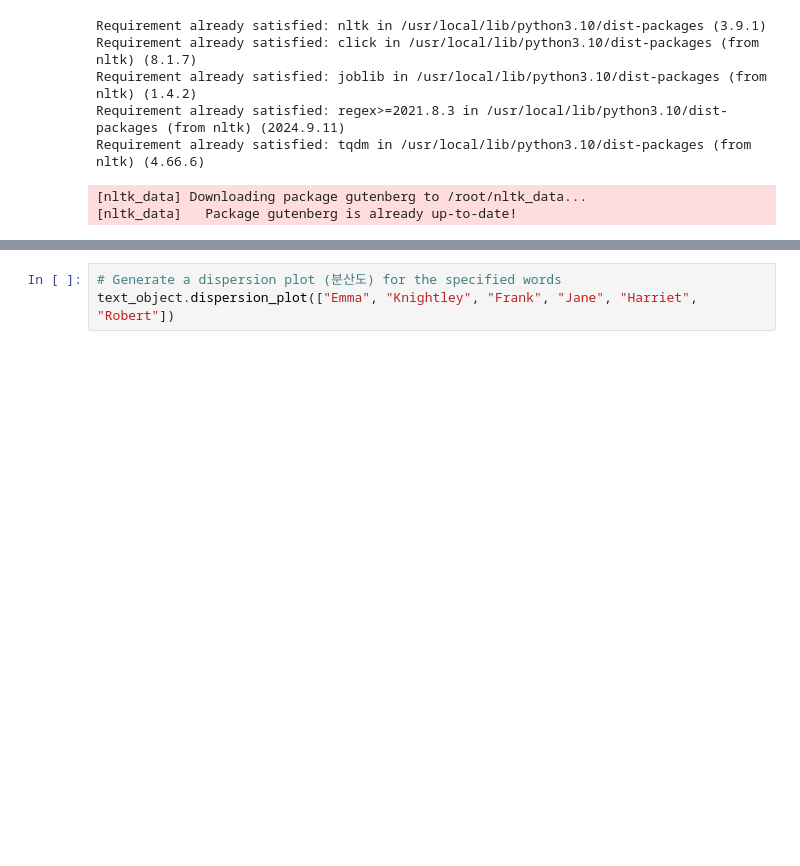
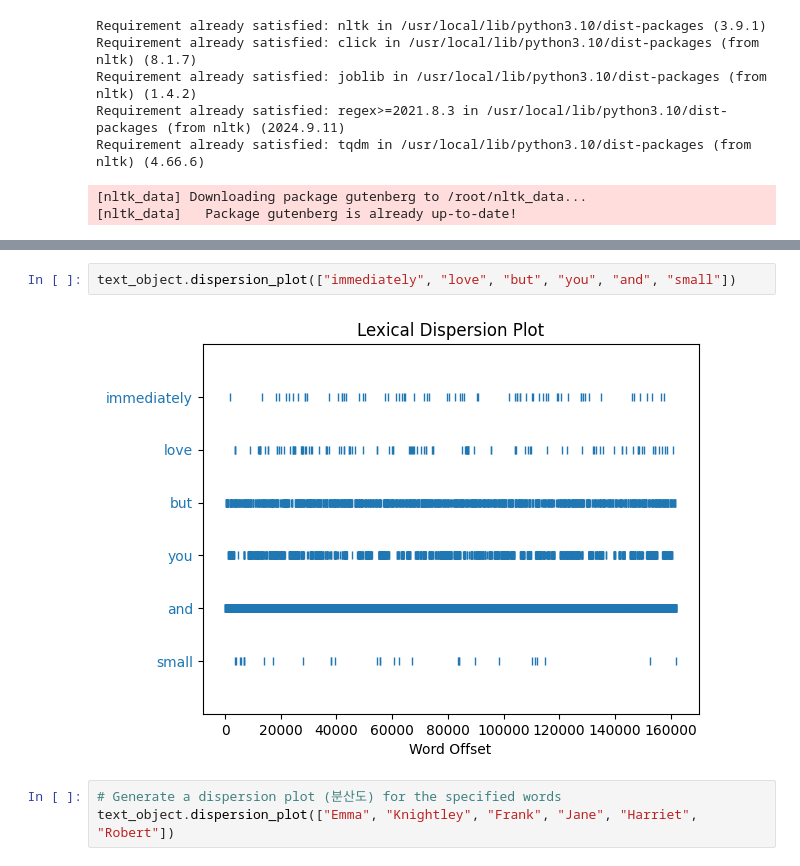
Before and after one commit to sarang-seo/NLP_2024, a Jupyter notebook: 11_moreonnlp.ipynb, the cells around one changed output, grey strips where cells are left out. Saved outputs shown, nothing was run; the diff lists cells and outputs as text; blank space fills up the shorter version.

```diff
--- a/11_moreonnlp.ipynb
+++ b/11_moreonnlp.ipynb
@@ -291,3 +307,7 @@ Requirement already satisfied: tqdm in /usr/local/lib/python3.10/dist-packages (
+# %%
+text_object.dispersion_plot(["immediately", "love", "but", "you", "and", "small"])
+# %% [output]
+[figure, added]
 # %%
 # Generate a dispersion plot (분산도) for the specified words
 text_object.dispersion_plot(["Emma", "Knightley", "Frank", "Jane", "Harriet", "Robert"])
```
Also changed, not shown: parts of 10 cells of this notebook.
